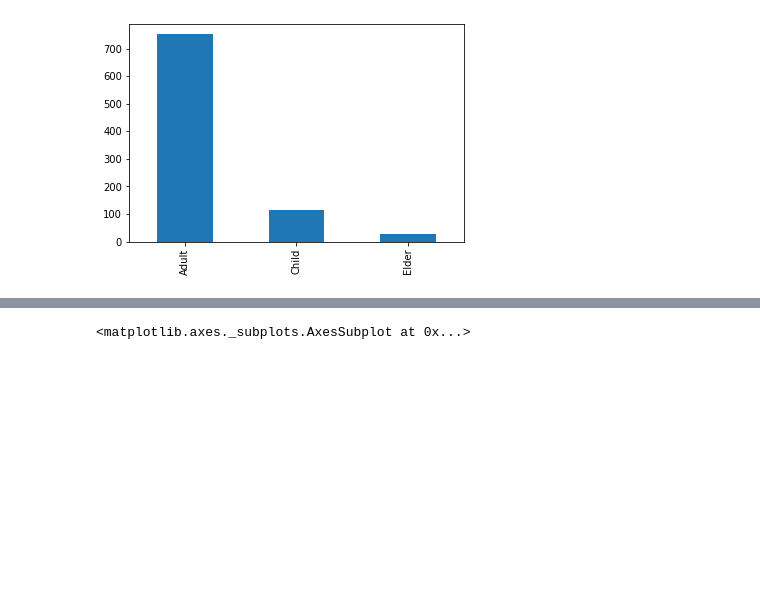
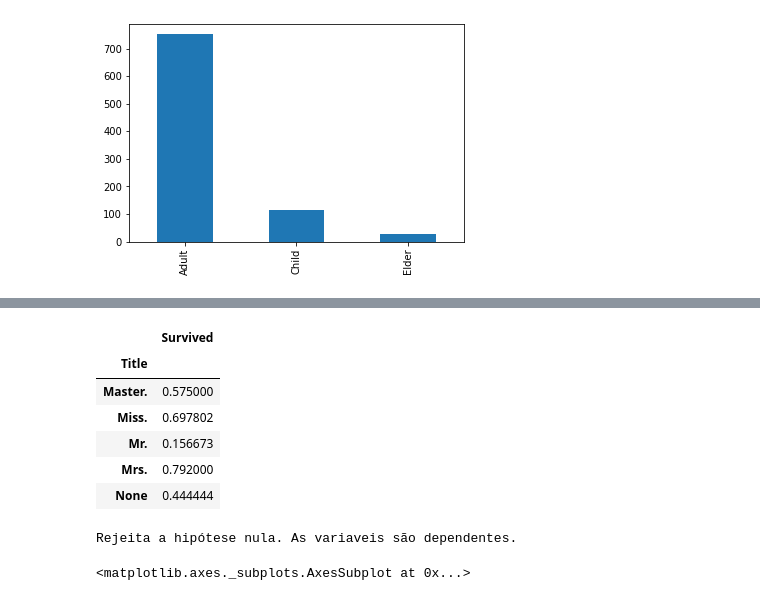
Before and after one commit to gLeitao/pos-data-science, a Jupyter notebook: aprendizado_supervisionado/Aula_02/Titanic/exemplos-classificacao.ipynb, the cells around one changed output, grey strips where cells are left out. Cells and saved outputs as stored; diff of their text form; code cells hidden in the pictures; blank space fills up the shorter version.

```diff
--- a/aprendizado_supervisionado/Aula_02/Titanic/exemplos-classificacao.ipynb
+++ b/aprendizado_supervisionado/Aula_02/Titanic/exemplos-classificacao.ipynb
@@ -103,3 +159,23 @@ df_titanic.age_discrete.value_counts().plot.bar()
+# %%
+df_titanic[['Title', 'Survived']].groupby('Title').mean()
+# %% [output]
+|  | Survived |
+| Title |  |
+| Master. | 0.575000 |
+| Miss. | 0.697802 |
+| Mr. | 0.156673 |
+| Mrs. | 0.792000 |
+| None | 0.444444 |
+# %%
+stats, p_value, dof, _ = chi2_contingency(df_cross_survived_title)
+alpha = 0.05
+
+if p_value < alpha:
+    print('Rejeita a hipótese nula. As variaveis são dependentes.')
+else:
+    print('Aceita a hipótese nula. As variáveis não são dependentes')
+# %% [output]
+Rejeita a hipótese nula. As variaveis são dependentes.
 # %%
 df_titanic.Parch.plot.hist()
 # %% [output]
```
Also changed, not shown: parts of 20 cells of this notebook.
